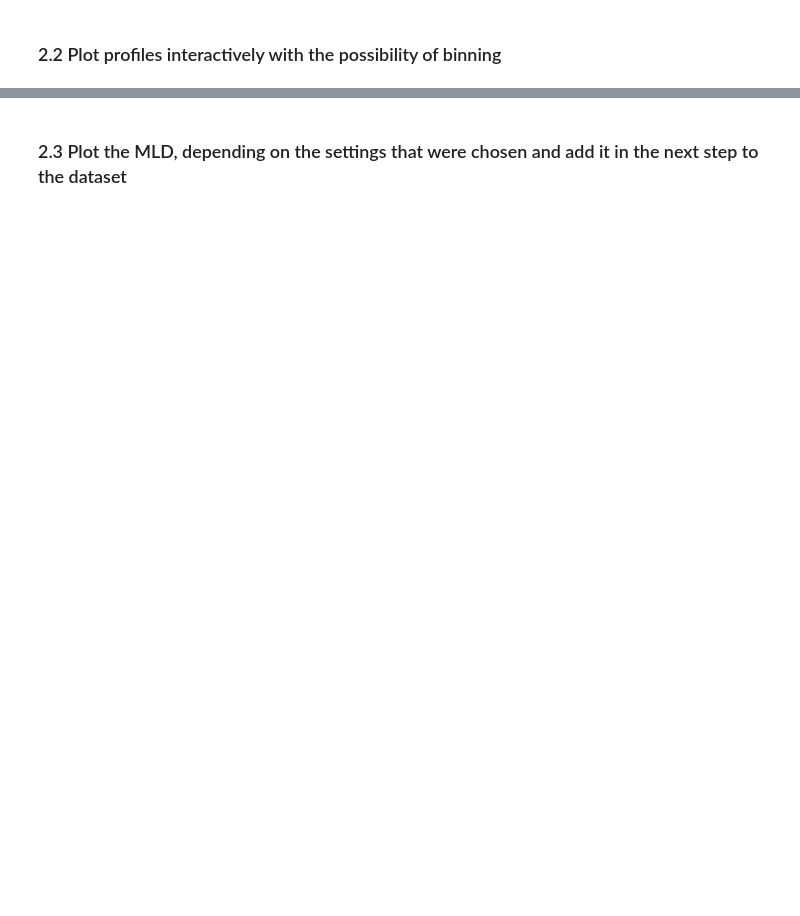
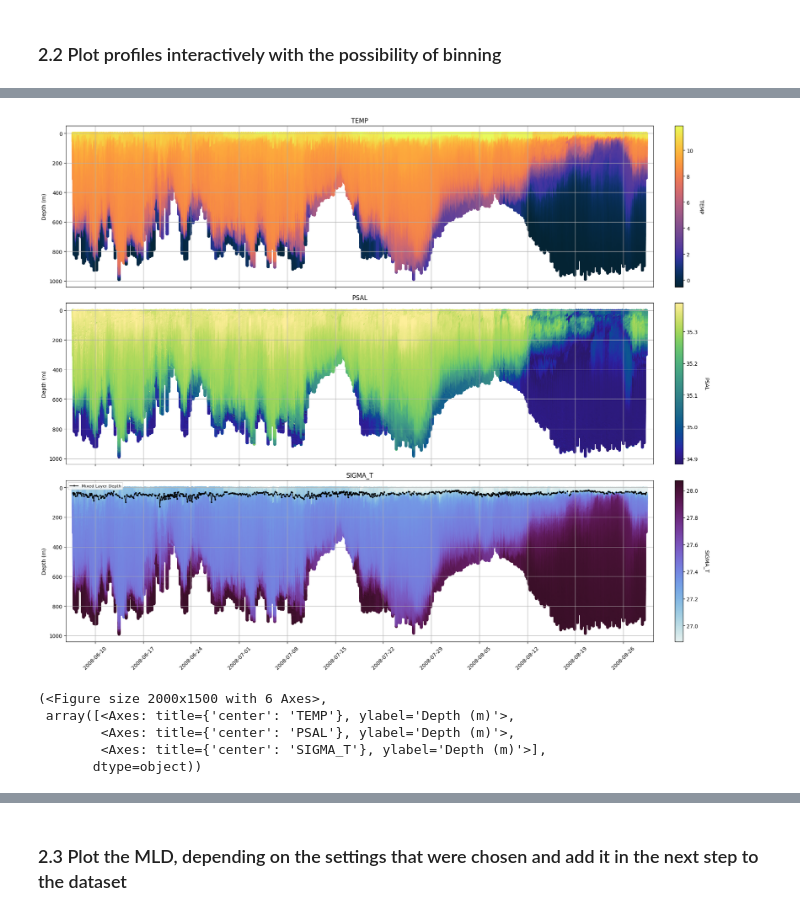
Before and after one commit to tillmrtz/dissipationSML, a Jupyter notebook: notebooks/load_and_process_gliderdata.ipynb, the cells around one changed output, grey strips where cells are left out. Drawn from its saved outputs; the diff is of its cells as text; code cells hidden in the pictures; blank space fills up the shorter version.

```diff
--- a/notebooks/load_and_process_gliderdata.ipynb
+++ b/notebooks/load_and_process_gliderdata.ipynb
@@ -155,0 +175,10 @@ plt.show()
+# %%
+importlib.reload(plotting)
+plotting.plot_section(ds, ['TEMP','PSAL','SIGMA_T'], add_MLD=mld_CR)#,start_date='2008-07-01' ,end_date='2008-07-31')
+# %% [output]
+[figure, added]
+(<Figure size 2000x1500 with 6 Axes>,
+ array([<Axes: title={'center': 'TEMP'}, ylabel='Depth (m)'>,
+        <Axes: title={'center': 'PSAL'}, ylabel='Depth (m)'>,
+        <Axes: title={'center': 'SIGMA_T'}, ylabel='Depth (m)'>],
+       dtype=object))
```
Also changed, not shown: parts of 15 cells of this notebook, 3 other files.
